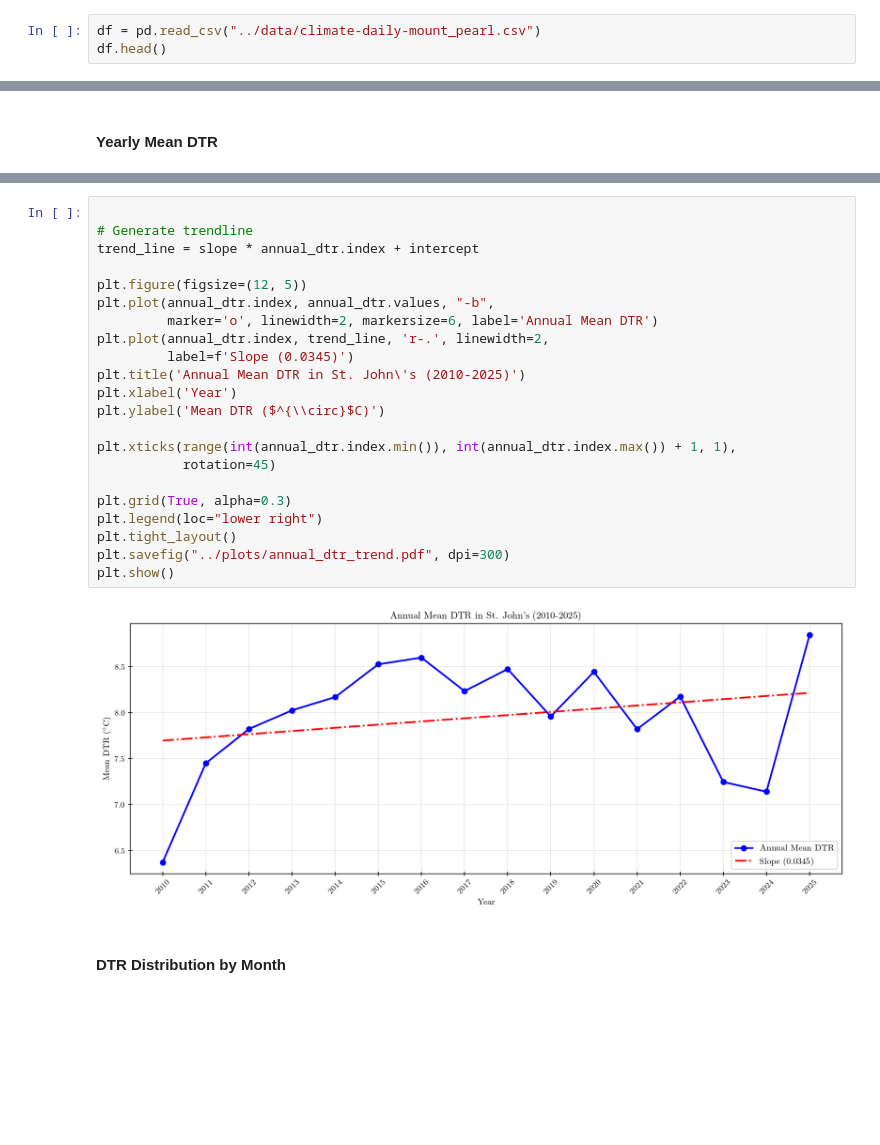
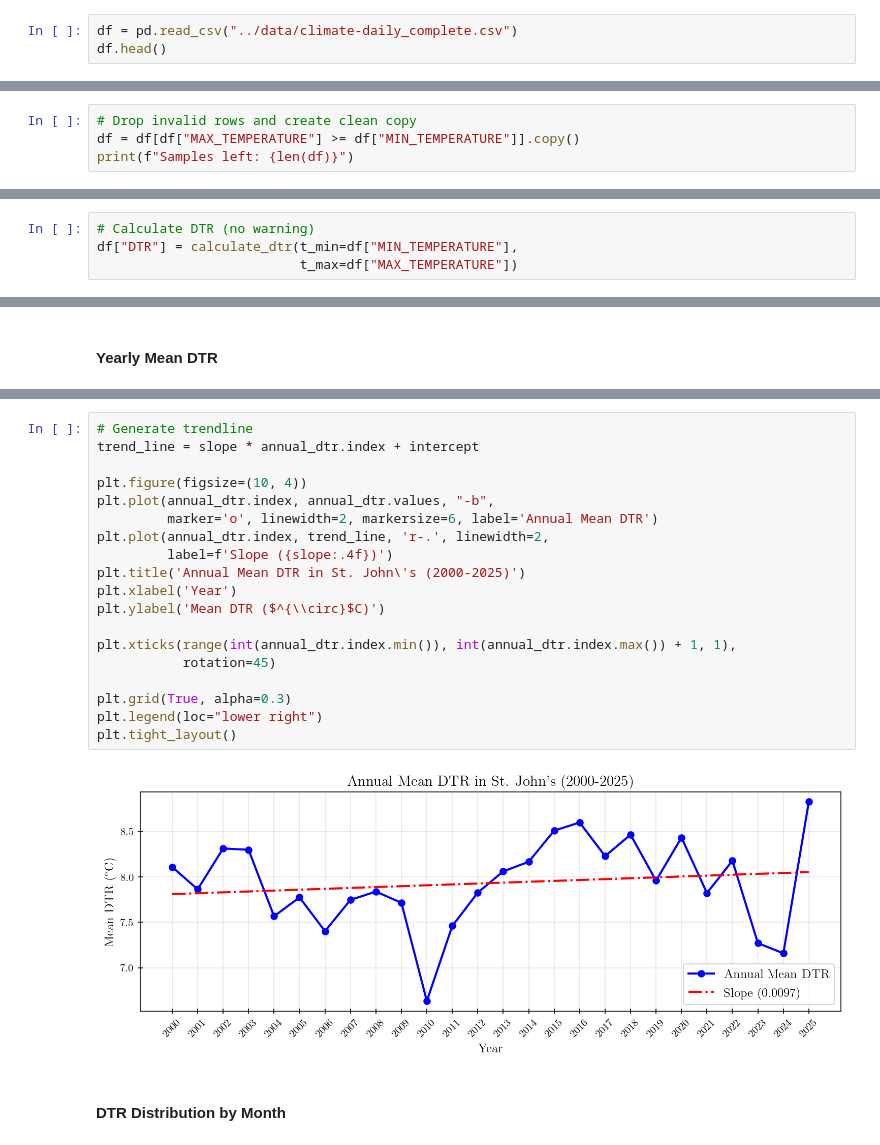
Before and after one commit to ieadoboe/cmsc6950-climate-daily, a Jupyter notebook: notebooks/01_data_exploration.ipynb, the cells around one changed output, grey strips where cells are left out. Drawn from its saved outputs; the diff is of its cells as text; blank space fills up the shorter version.

```diff
--- a/notebooks/01_data_exploration.ipynb
+++ b/notebooks/01_data_exploration.ipynb
@@ -15,6 +9,6 @@ from scipy import stats
 from src.common import mpl_apply
 import matplotlib.dates as mdates
 # %%
-df = pd.read_csv("../data/climate-daily-mount_pearl.csv")
+df = pd.read_csv("../data/climate-daily_complete.csv")
 df.head()
 # %% [output]
@@ -119,0 +99,4 @@ Total number of samples: 5568
+# %%
+# Drop invalid rows and create clean copy
+df = df[df["MAX_TEMPERATURE"] >= df["MIN_TEMPERATURE"]].copy()
+print(f"Samples left: {len(df)}")
@@ -120,3 +105,7 @@ Total number of samples: 5568
+# %%
+# Calculate DTR (no warning)
+df["DTR"] = calculate_dtr(t_min=df["MIN_TEMPERATURE"],
+                          t_max=df["MAX_TEMPERATURE"])
 # %% [markdown]
 #### All DTR samples
 # %%
@@ -166,28 +152,25 @@ R²: 0.066
 Significant at alpha=0.05? No
 # %%
-
 # Generate trendline
 trend_line = slope * annual_dtr.index + intercept
 
-plt.figure(figsize=(12, 5))
+plt.figure(figsize=(10, 4))
 plt.plot(annual_dtr.index, annual_dtr.values, "-b",
          marker='o', linewidth=2, markersize=6, label='Annual Mean DTR')
 plt.plot(annual_dtr.index, trend_line, 'r-.', linewidth=2,
-         label=f'Slope (0.0345)')
-plt.title('Annual Mean DTR in St. John\'s (2010-2025)')
+         label=f'Slope ({slope:.4f})')
+plt.title('Annual Mean DTR in St. John\'s (2000-2025)')
 plt.xlabel('Year')
 plt.ylabel('Mean DTR ($^{\\circ}$C)')
 
 plt.xticks(range(int(annual_dtr.index.min()), int(annual_dtr.index.max()) + 1, 1),
            rotation=45)
 
 plt.grid(True, alpha=0.3)
 plt.legend(loc="lower right")
 plt.tight_layout()
-plt.savefig("../plots/annual_dtr_trend.pdf", dpi=300)
-plt.show()
 # %% [output]
-[figure, old version]
+[figure, new version]
 # %% [markdown]
 #### DTR Distribution by Month
 # %%
```
Also changed, not shown: parts of 21 cells of this notebook, 2 other files.
